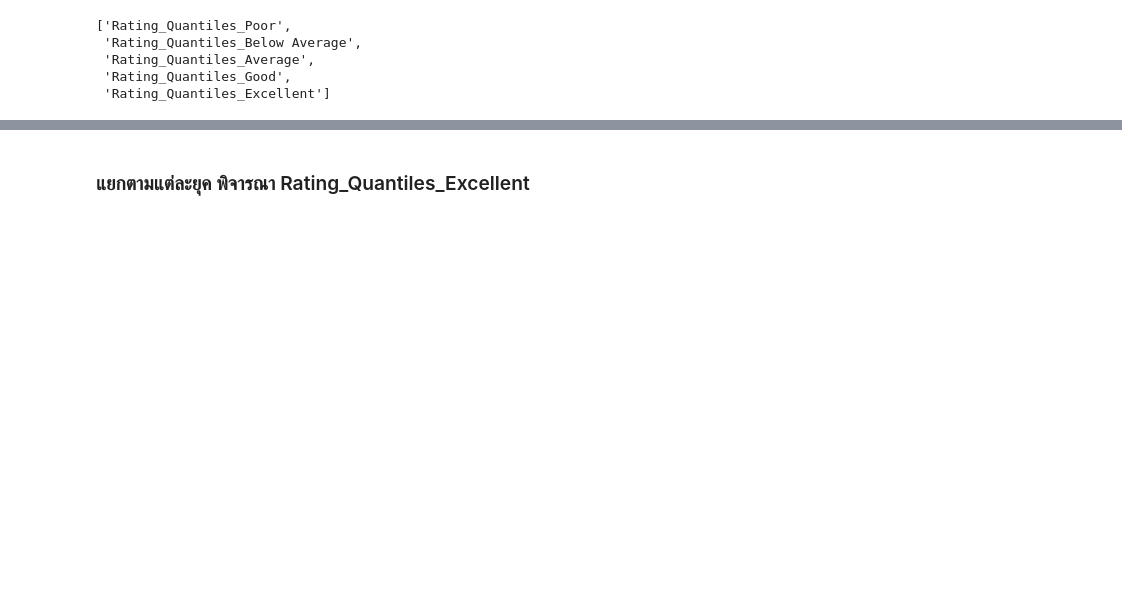
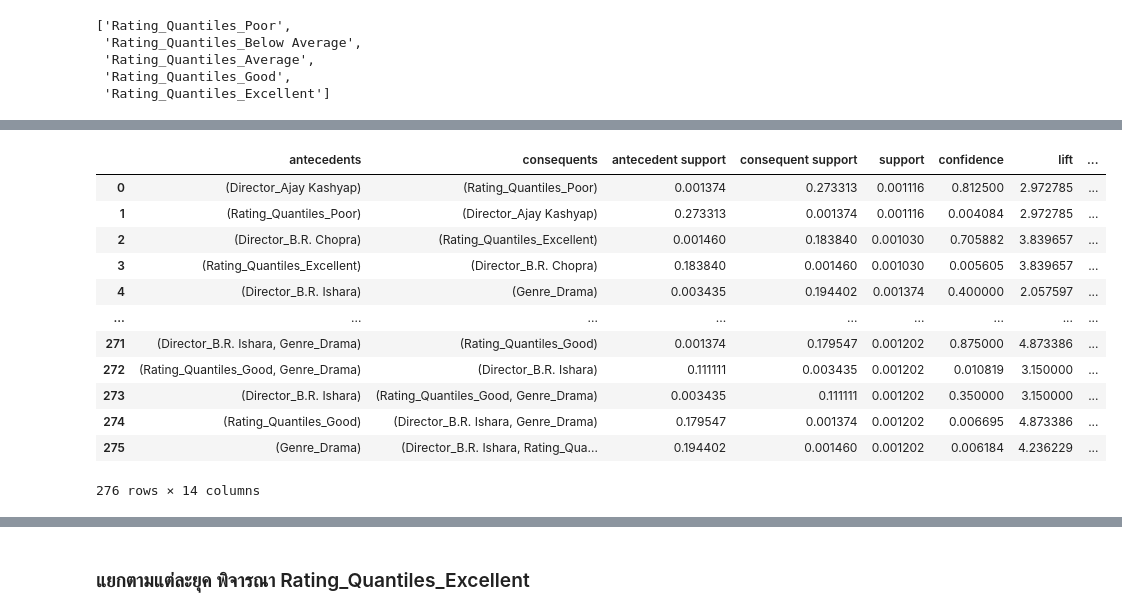
Before and after one commit to 1witsarut/BSC_DPDM2025, a Jupyter notebook: Ch4_Frequent_Patterns_(Association_Rules).ipynb, the cells around one changed output, grey strips where cells are left out. Saved outputs shown, nothing was run; the diff lists cells and outputs as text; code cells hidden in the pictures; blank space fills up the shorter version.

```diff
--- a/Ch4_Frequent_Patterns_(Association_Rules).ipynb
+++ b/Ch4_Frequent_Patterns_(Association_Rules).ipynb
@@ -1059,0 +1112,16 @@ Index(['Genre_Action', 'Genre_Action, Adventure',
+# %%
+rules
+# %% [output]
+|  | antecedents | consequents | antecedent support | consequent support | support | confidence | lift | ... |
+| 0 | (Director_Ajay Kashyap) | (Rating_Quantiles_Poor) | 0.001374 | 0.273313 | 0.001116 | 0.812500 | 2.972785 | ... |
+| 1 | (Rating_Quantiles_Poor) | (Director_Ajay Kashyap) | 0.273313 | 0.001374 | 0.001116 | 0.004084 | 2.972785 | ... |
+| 2 | (Director_B.R. Chopra) | (Rating_Quantiles_Excellent) | 0.001460 | 0.183840 | 0.001030 | 0.705882 | 3.839657 | ... |
+| 3 | (Rating_Quantiles_Excellent) | (Director_B.R. Chopra) | 0.183840 | 0.001460 | 0.001030 | 0.005605 | 3.839657 | ... |
+| 4 | (Director_B.R. Ishara) | (Genre_Drama) | 0.003435 | 0.194402 | 0.001374 | 0.400000 | 2.057597 | ... |
+| ... | ... | ... | ... | ... | ... | ... | ... | ... |
+| 271 | (Director_B.R. Ishara, Genre_Drama) | (Rating_Quantiles_Good) | 0.001374 | 0.179547 | 0.001202 | 0.875000 | 4.873386 | ... |
+| 272 | (Rating_Quantiles_Good, Genre_Drama) | (Director_B.R. Ishara) | 0.111111 | 0.003435 | 0.001202 | 0.010819 | 3.150000 | ... |
+| 273 | (Director_B.R. Ishara) | (Rating_Quantiles_Good, Genre_Drama) | 0.003435 | 0.111111 | 0.001202 | 0.350000 | 3.150000 | ... |
+| 274 | (Rating_Quantiles_Good) | (Director_B.R. Ishara, Genre_Drama) | 0.179547 | 0.001374 | 0.001202 | 0.006695 | 4.873386 | ... |
+| 275 | (Genre_Drama) | (Director_B.R. Ishara, Rating_Qua... | 0.194402 | 0.001460 | 0.001202 | 0.006184 | 4.236229 | ... |
+276 rows × 14 columns
```
Also changed, not shown: parts of 88 cells of this notebook.
